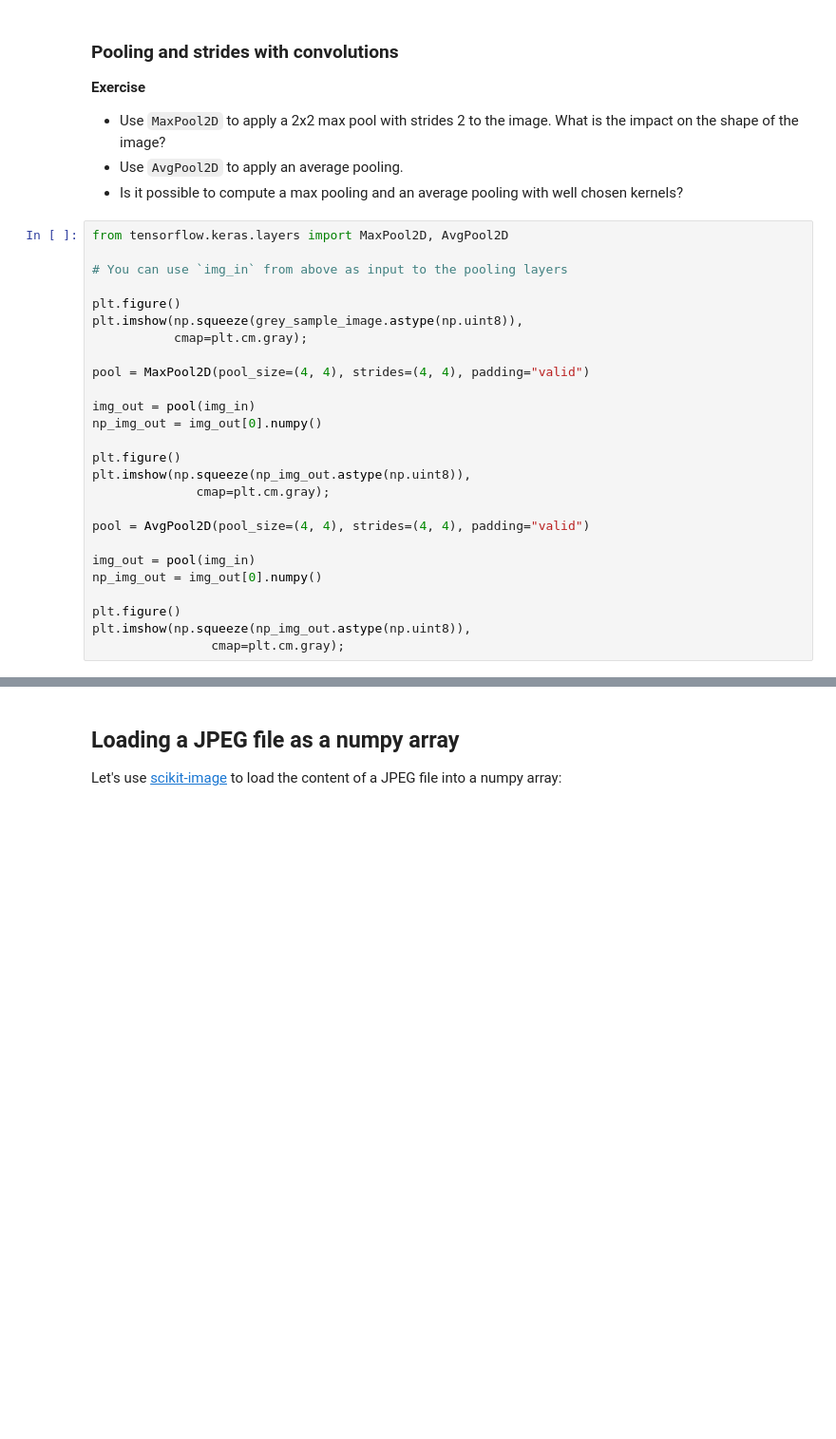
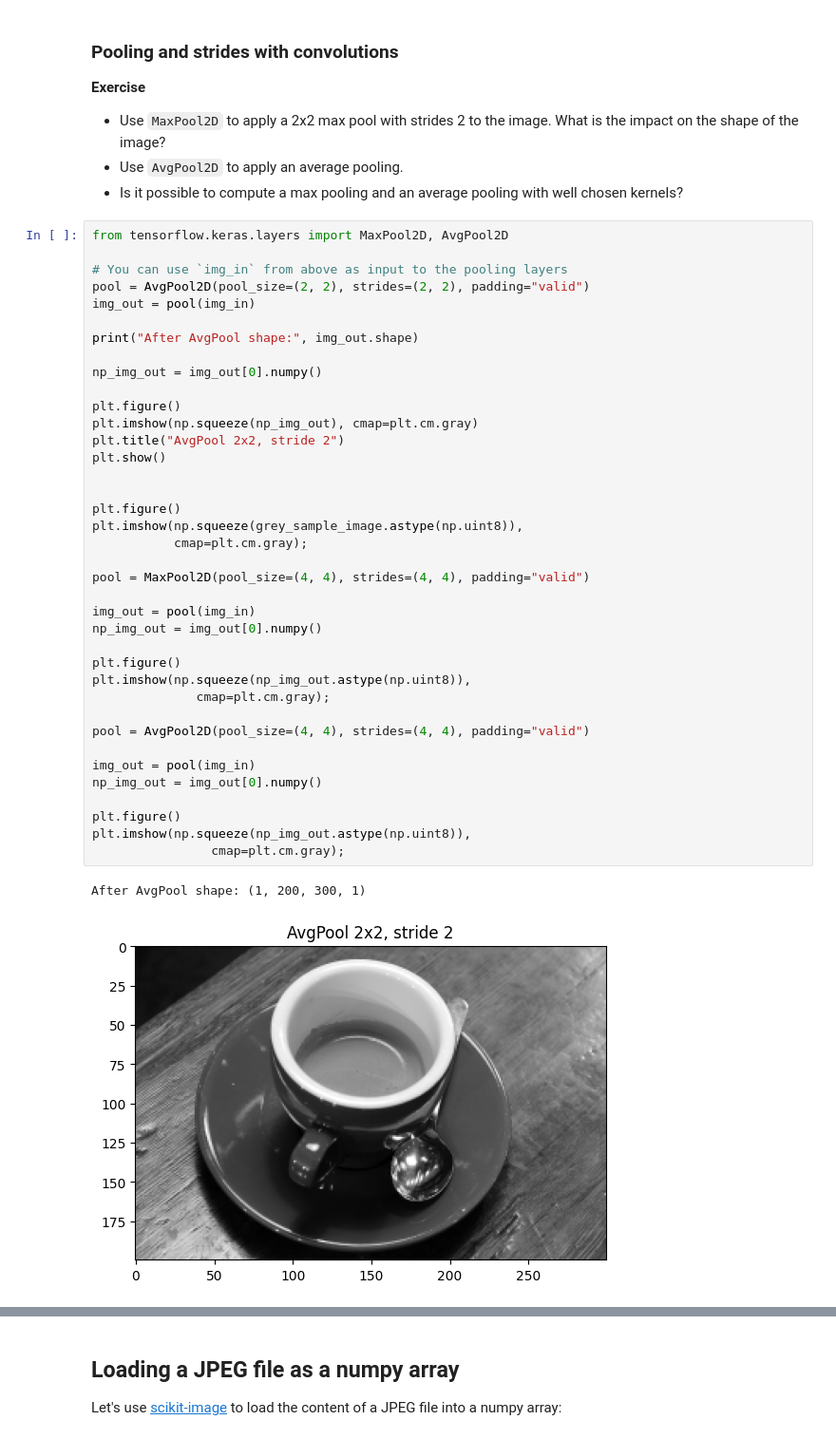
Before and after one commit to mvrieperry/deep_learning, a Jupyter notebook: 01_materials/labs/lab_4.ipynb, the cells around one changed output, grey strips where cells are left out. Shown at 95% size. Cells and saved outputs as stored; diff of their text form; blank space fills up the shorter version.

```diff
--- a/01_materials/labs/lab_4.ipynb
+++ b/01_materials/labs/lab_4.ipynb
@@ -182,26 +187,41 @@ NotImplementedError: Replace the line above with your implementation
 # %%
 from tensorflow.keras.layers import MaxPool2D, AvgPool2D
 
 # You can use `img_in` from above as input to the pooling layers
+pool = AvgPool2D(pool_size=(2, 2), strides=(2, 2), padding="valid")
+img_out = pool(img_in)
+
+print("After AvgPool shape:", img_out.shape)
+
+np_img_out = img_out[0].numpy()
+
+plt.figure()
+plt.imshow(np.squeeze(np_img_out), cmap=plt.cm.gray)
+plt.title("AvgPool 2x2, stride 2")
+plt.show()
+
 
 plt.figure()
 plt.imshow(np.squeeze(grey_sample_image.astype(np.uint8)),
            cmap=plt.cm.gray);
 
 pool = MaxPool2D(pool_size=(4, 4), strides=(4, 4), padding="valid")
 
 img_out = pool(img_in)
 np_img_out = img_out[0].numpy()
 
 plt.figure()
 plt.imshow(np.squeeze(np_img_out.astype(np.uint8)),
               cmap=plt.cm.gray);
 
 pool = AvgPool2D(pool_size=(4, 4), strides=(4, 4), padding="valid")
 
 img_out = pool(img_in)
 np_img_out = img_out[0].numpy()
 
 plt.figure()
 plt.imshow(np.squeeze(np_img_out.astype(np.uint8)),
                 cmap=plt.cm.gray);
+# %% [output]
+After AvgPool shape: (1, 200, 300, 1)
+[figure, added]
```
Also changed, not shown: parts of 11 cells of this notebook, 2 other files.
